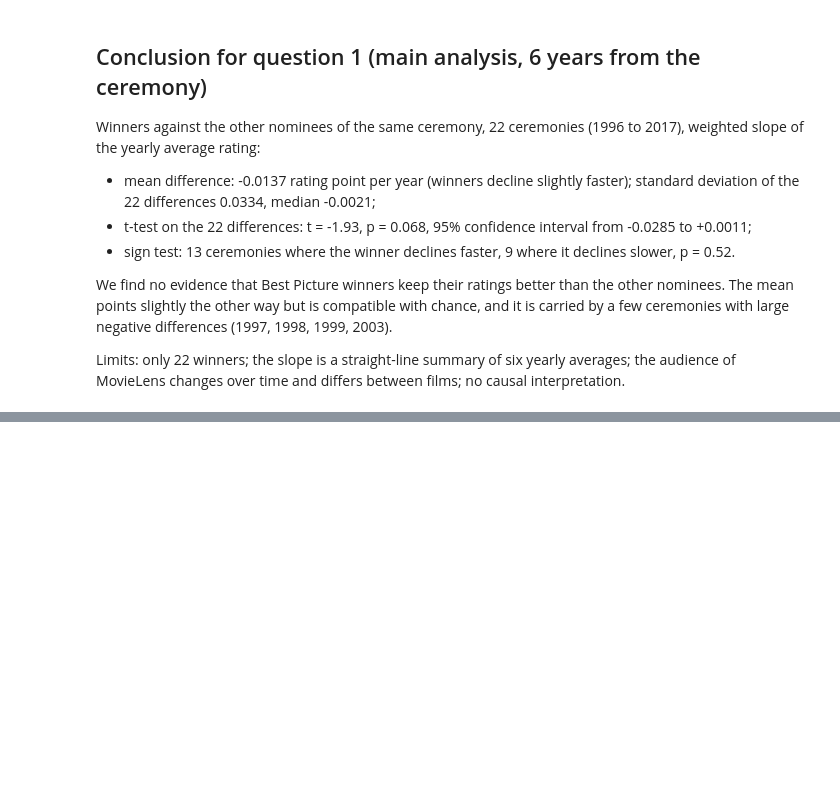
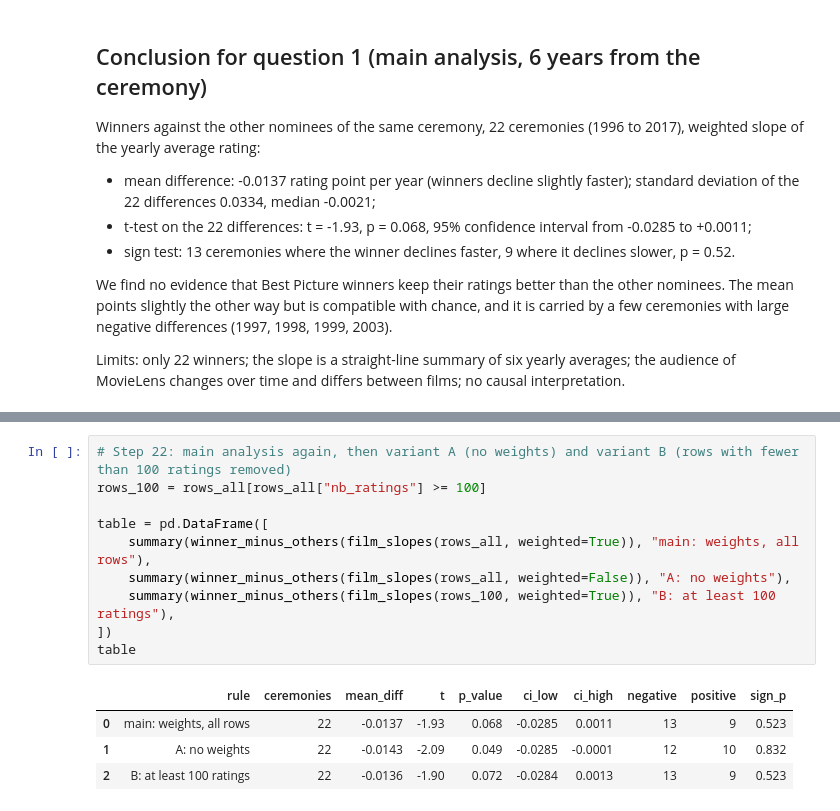
Before and after one commit to elblidimj/oscar-best-picture-ratings, a Jupyter notebook: notebooks/04_yearly_ratings.ipynb, the cells around one changed output, grey strips where cells are left out. Cells and saved outputs as stored; diff of their text form; blank space fills up the shorter version.

Commit message:
Notebook 04: robustness of question 1 (no weights, at least 100 ratings)

```diff
--- a/notebooks/04_yearly_ratings.ipynb
+++ b/notebooks/04_yearly_ratings.ipynb
@@ -422,0 +467,15 @@ Limits: only 22 winners; the slope is a straight-line summary of six yearly aver
+# %%
+# Step 22: main analysis again, then variant A (no weights) and variant B (rows with fewer than 100 ratings removed)
+rows_100 = rows_all[rows_all["nb_ratings"] >= 100]
+
+table = pd.DataFrame([
+    summary(winner_minus_others(film_slopes(rows_all, weighted=True)), "main: weights, all rows"),
+    summary(winner_minus_others(film_slopes(rows_all, weighted=False)), "A: no weights"),
+    summary(winner_minus_others(film_slopes(rows_100, weighted=True)), "B: at least 100 ratings"),
+])
+table
+# %% [output]
+|  | rule | ceremonies | mean_diff | t | p_value | ci_low | ci_high | negative | positive | sign_p |
+| 0 | main: weights, all rows | 22 | -0.0137 | -1.93 | 0.068 | -0.0285 | 0.0011 | 13 | 9 | 0.523 |
+| 1 | A: no weights | 22 | -0.0143 | -2.09 | 0.049 | -0.0285 | -0.0001 | 12 | 10 | 0.832 |
+| 2 | B: at least 100 ratings | 22 | -0.0136 | -1.90 | 0.072 | -0.0284 | 0.0013 | 13 | 9 | 0.523 |
```
Also changed, not shown: parts of 2 cells of this notebook.
